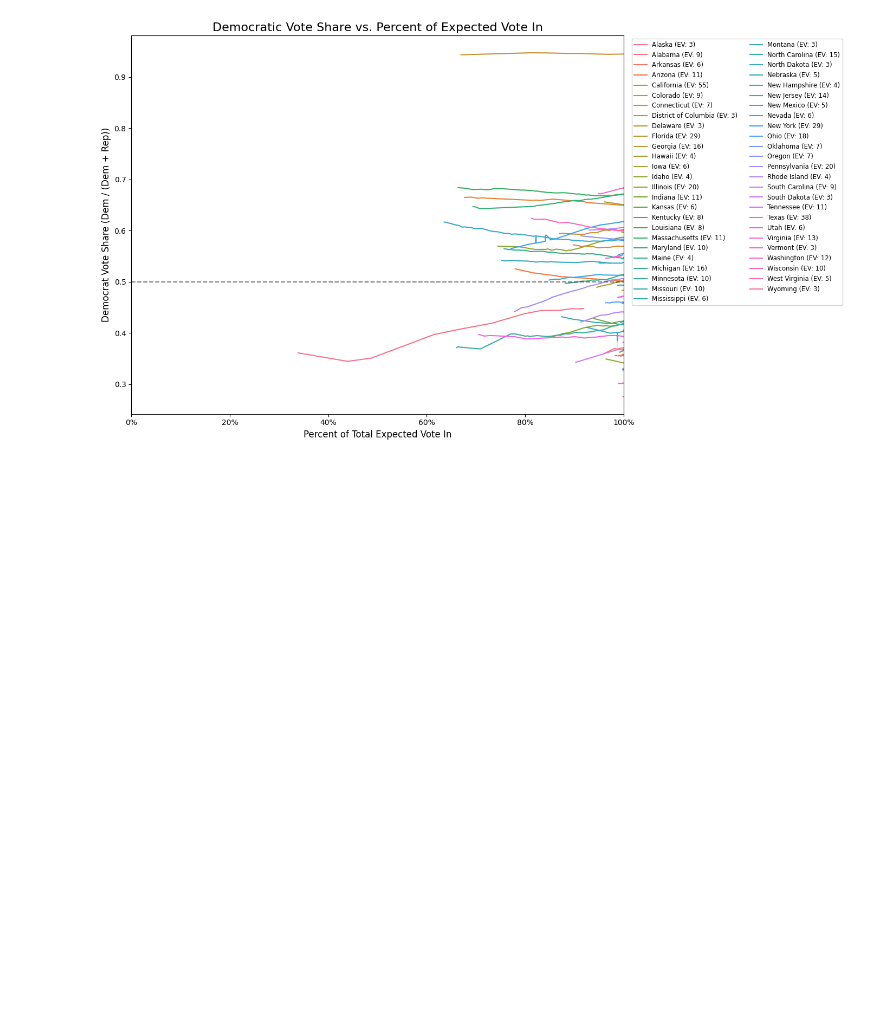
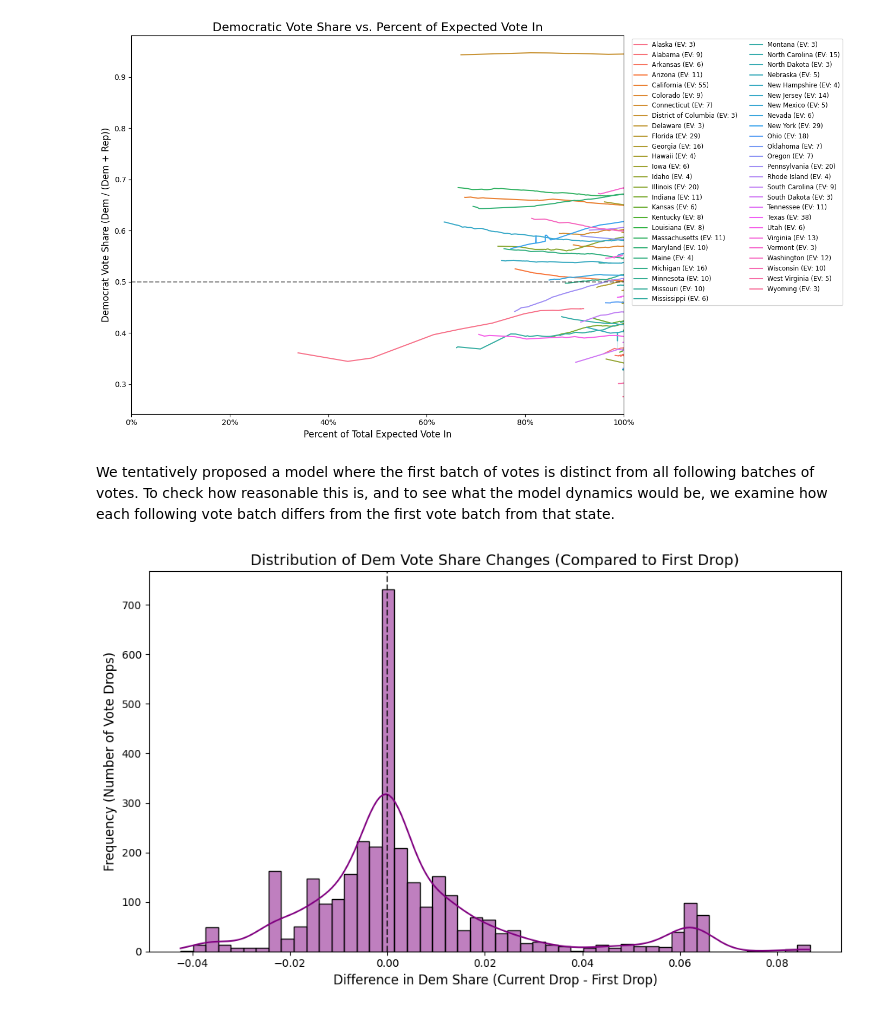
Before and after one commit to rickyrojas311/realtimeElectionForecasting, a Jupyter notebook: pres_data/preprocessing.ipynb, the cells around one changed output. Drawn from its saved outputs; the diff is of its cells as text; code cells hidden in the pictures; blank space fills up the shorter version.

Commit message:
More pres visualization

```diff
--- a/pres_data/preprocessing.ipynb
+++ b/pres_data/preprocessing.ipynb
@@ -149,3 +153,36 @@ plt.tight_layout()
 plt.show()
 # %% [output]
 [figure]
+# %% [markdown]
+We tentatively proposed a model where the first batch of votes is distinct from all following batches of votes. To check how reasonable this is, and to see what the model dynamics would be, we examine how each following vote batch differs from the first vote batch from that state.
+# %%
+# 1. Ensure timestamp is a datetime object and sort the data
+# Sorting is crucial so that the 'first' row for each state is actually the earliest time
+df = df.sort_values(by=['state', 'timestamp'])
+
+first_share_per_state = df.groupby('state')['dem_share'].transform('first')
+
+
+df['dem_share_diff_from_first'] = df['dem_share'] - first_share_per_state
+# %%
+plt.figure(figsize=(10, 6))
+
+# Filter out the first drops (which are exactly 0.0) so they don't skew the visual
+plot_data = df[df['dem_share_diff_from_first'] != 0.0]
+
+# Create the histogram
+# bins=50 controls the number of bars, kde=True adds a smoothed trendline
+sns.histplot(data=plot_data, x='dem_share_diff_from_first', bins=50, kde=True, color='purple')
+
+# Formatting the chart
+plt.title('Distribution of Dem Vote Share Changes (Compared to First Drop)', fontsize=14)
+plt.xlabel('Difference in Dem Share (Current Drop - First Drop)', fontsize=12)
+plt.ylabel('Frequency (Number of Vote Drops)', fontsize=12)
+
+# Add a vertical line at 0 for easy reference (no change)
+plt.axvline(x=0, color='black', linestyle='--', alpha=0.7)
+
+plt.tight_layout()
+plt.show()
+# %% [output]
+[figure, added]
```
Also changed, not shown: parts of 5 cells of this notebook.
